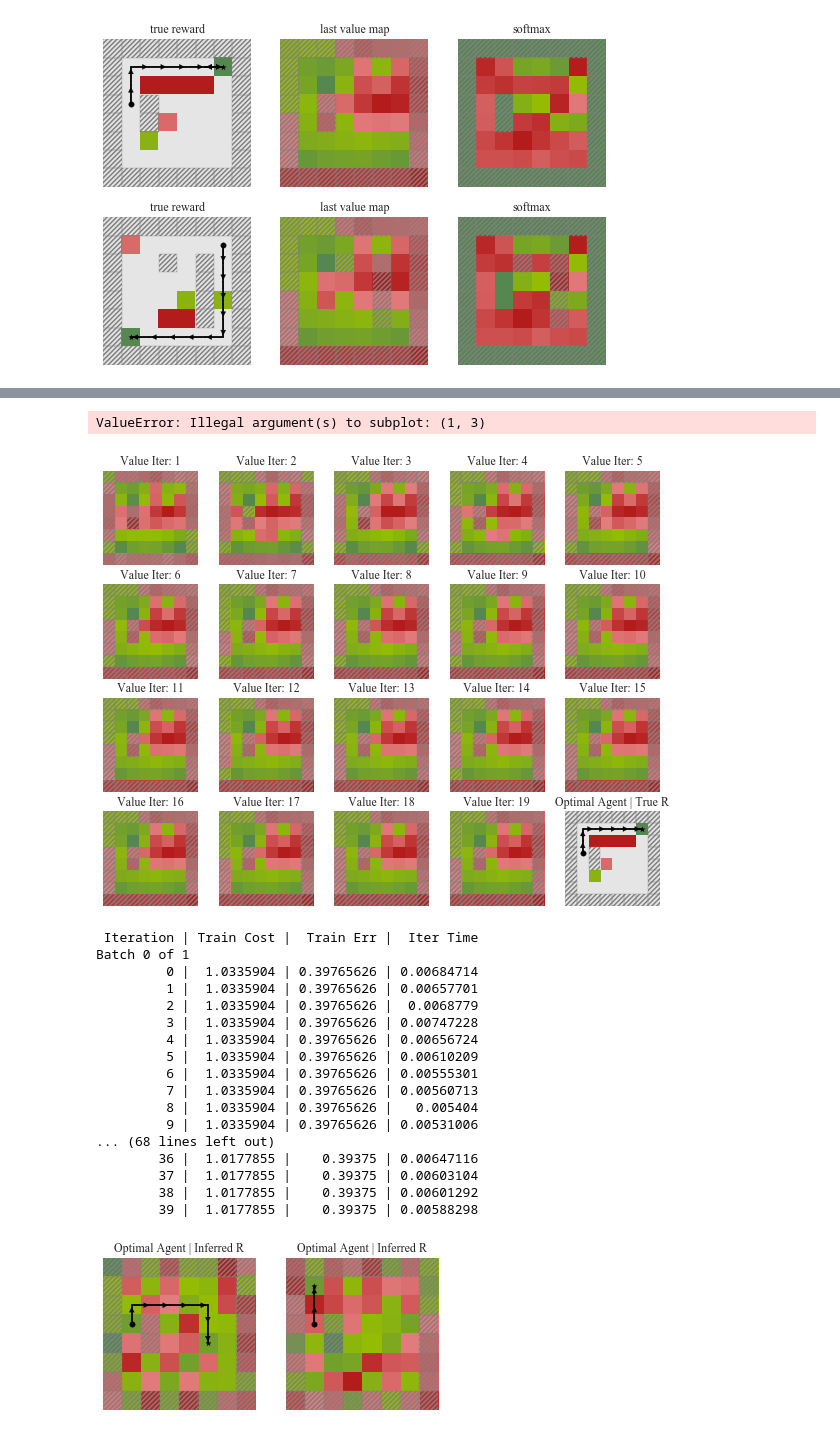
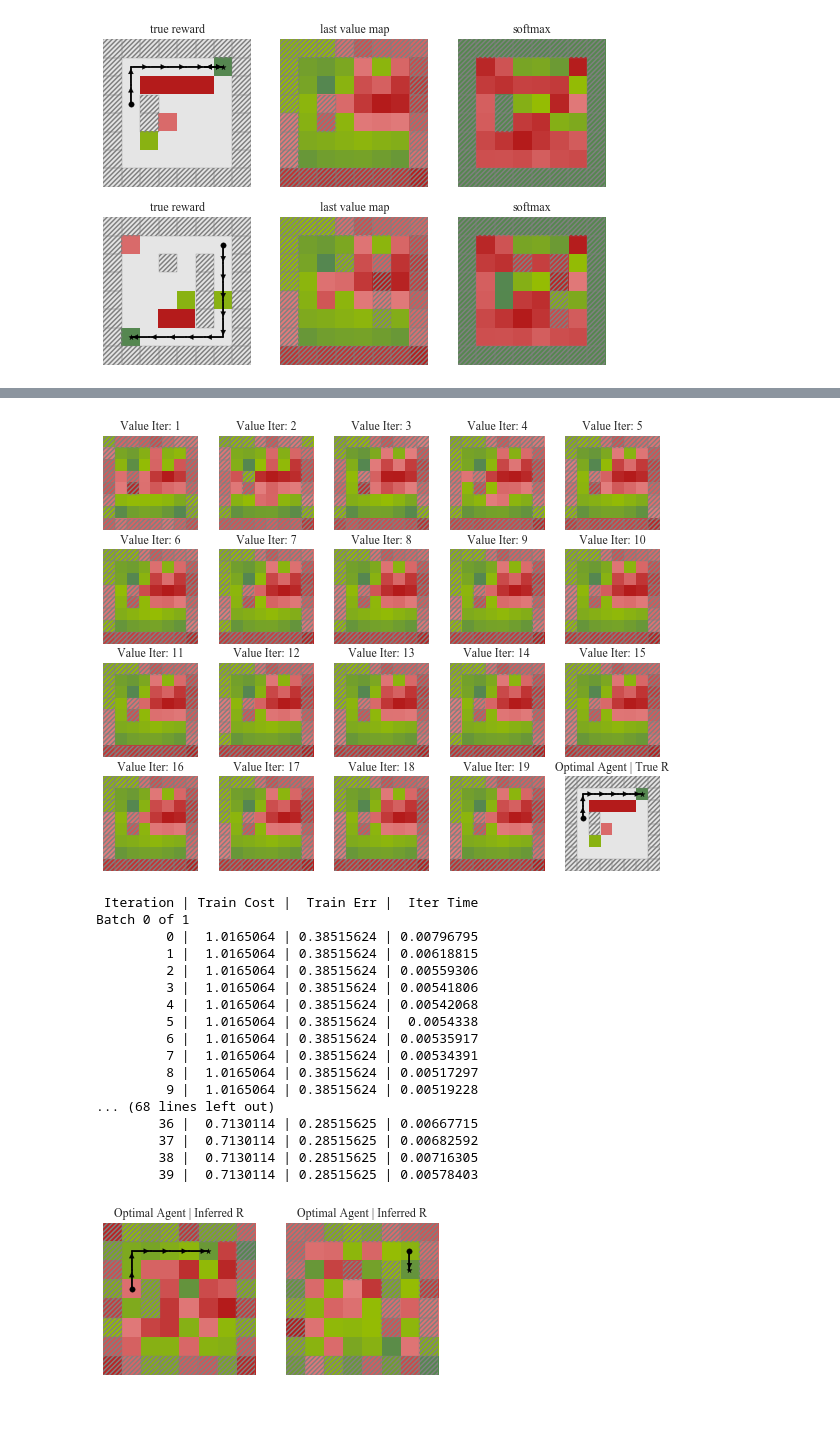
Before and after one commit to HumanCompatibleAI/learning_biases, a Jupyter notebook: Plotting Value Heat Map.ipynb, the cells around one changed output, grey strips where cells are left out. Drawn from its saved outputs; the diff is of its cells as text; code cells hidden in the pictures.

```diff
--- a/Plotting Value Heat Map.ipynb
+++ b/Plotting Value Heat Map.ipynb
@@ -112,7 +112,6 @@ def repeat_vector(walls, reward, num=20):
     w = np.stack([walls] * 20)
     r = np.stack([reward] * 20)
     return w, r
-w, r = repeat_vector(walls, reward)
 # %%
 def normalize(vals):
     vals = vals - vals.mean()
@@ -167,6 +166,7 @@ sorted_vtensors
  (18, <tf.Operation 'v_18' type=Max>),
  (19, <tf.Operation 'v_19' type=Max>)]
 # %%
+w, r = repeat_vector(walls, reward, num=20)
 # Comparing value maps. Rows of 5 value maps. Starting from the first
 num_cols = 5
 num_rows = round(len(sortable_vtensors) // num_cols + 1)
@@ -196,7 +196,6 @@ fig.savefig("ValueMapComparison-OptimalAgent-VIN-20.jpg")
 # Plot rollout on inferred reward as well...
 # fig, axes = plt.subplots(1, 3)
 # %% [output]
-ValueError: Illegal argument(s) to subplot: (1, 3)
 [figure]
 # %%
 def train_reward(sess, image_data, reward_data, y_data, num_epochs, verbosity, bsize=20):
@@ -281,39 +280,54 @@ def generate_data_for_reward(mdp, agent):
     walls, rewards, start_state = mdp.convert_to_numpy_input()
     return action_dists
 # %%
-def visualize_inferred_on_grid(grid, train_agent, optimal_agent, fig, ax):
-    mdp = GridworldMdp(gr)
+def visualize_inferred_on_grid(grid, train_agent, optimal_agent, ax, norm=False, ax_title=None,
+                              num_epochs=40, verbosity=3):
+    """
+    Infers the reward for a given grid mdp, the agent the model was trained on, and then plots the trajectory of
+    the optimal agent on the inferred reward. If normalize is true, we normalize the reward before plotting
+    trajectory & visualizing.
+
+    Uses `train_agent` to infer the reward, and `optimal_agent` to visualize best path planning with the inferred reward.
+    """
+    mdp = GridworldMdp(grid)
     walls, reward, start = mdp.convert_to_numpy_input()
 
     agent = FastOptimalAgent(beta=1.0)
     y_data = generate_data_for_reward(mdp, train_agent)
 
     repeat_walls, repeat_ys = repeat_vector(walls, y_data)
-    reward_data = train_reward(sess, repeat_walls, None, repeat_ys, 40, 3, bsize=20)
+    reward_data = train_reward(sess, repeat_walls, None, repeat_ys, num_epochs, verbosity, bsize=20)
+    if norm:
+        reward_data[0] = normalize(reward_data[0])
 
+    if ax_title is None:
+        ax_title = "Optimal Agent | Inferred R"
     agent = FastOptimalAgent(beta=None)
     plot_trajectory(walls, reward_data[0], start, optimal_agent, fig, ax)
-    plot_reward(reward_data[0], walls, "Optimal Agent | Inferred R", fig, ax)
+    plot_reward(reward_data[0], walls, ax_title, fig, ax)
 
 fig, axes = plt.subplots(1, 2)
-visualize_inferred_on_grid(grids[2], FastOptimalAgent(beta=1.0), FastOptimalAgent(beta=None), fig, axes[0])
-visualize_inferred_on_grid(grids[3], FastOptimalAgent(beta=1.0), FastOptimalAgent(beta=None), fig, axes[1])
+opt_agent = FastOptimalAgent(beta=None)
+train_agent = FastOptimalAgent(beta=1.0)
+
+visualize_inferred_on_grid(grids[2], train_agent, opt_agent, axes[0])
+visualize_inferred_on_grid(grids[3], train_agent, opt_agent, axes[1])
 # %% [output]
  Iteration | Train Cost |  Train Err |  Iter Time
 Batch 0 of 1
-         0 |  1.0335904 | 0.39765626 | 0.00684714
-         1 |  1.0335904 | 0.39765626 | 0.00657701
-         2 |  1.0335904 | 0.39765626 |  0.0068779
-         3 |  1.0335904 | 0.39765626 | 0.00747228
-         4 |  1.0335904 | 0.39765626 | 0.00656724
-         5 |  1.0335904 | 0.39765626 | 0.00610209
-         6 |  1.0335904 | 0.39765626 | 0.00555301
-         7 |  1.0335904 | 0.39765626 | 0.00560713
-         8 |  1.0335904 | 0.39765626 |   0.005404
-         9 |  1.0335904 | 0.39765626 | 0.00531006
+         0 |  1.0165064 | 0.38515624 | 0.00796795
+         1 |  1.0165064 | 0.38515624 | 0.00618815
+         2 |  1.0165064 | 0.38515624 | 0.00559306
+         3 |  1.0165064 | 0.38515624 | 0.00541806
+         4 |  1.0165064 | 0.38515624 | 0.00542068
+         5 |  1.0165064 | 0.38515624 |  0.0054338
+         6 |  1.0165064 | 0.38515624 | 0.00535917
+         7 |  1.0165064 | 0.38515624 | 0.00534391
+         8 |  1.0165064 | 0.38515624 | 0.00517297
+         9 |  1.0165064 | 0.38515624 | 0.00519228
 ... (68 lines left out)
-        36 |  1.0177855 |    0.39375 | 0.00647116
-        37 |  1.0177855 |    0.39375 | 0.00603104
-        38 |  1.0177855 |    0.39375 | 0.00601292
-        39 |  1.0177855 |    0.39375 | 0.00588298
+        36 |  0.7130114 | 0.28515625 | 0.00667715
+        37 |  0.7130114 | 0.28515625 | 0.00682592
+        38 |  0.7130114 | 0.28515625 | 0.00716305
+        39 |  0.7130114 | 0.28515625 | 0.00578403
-[figure, old version]
+[figure, new version]
```
Also changed, not shown: parts of 6 cells of this notebook.
